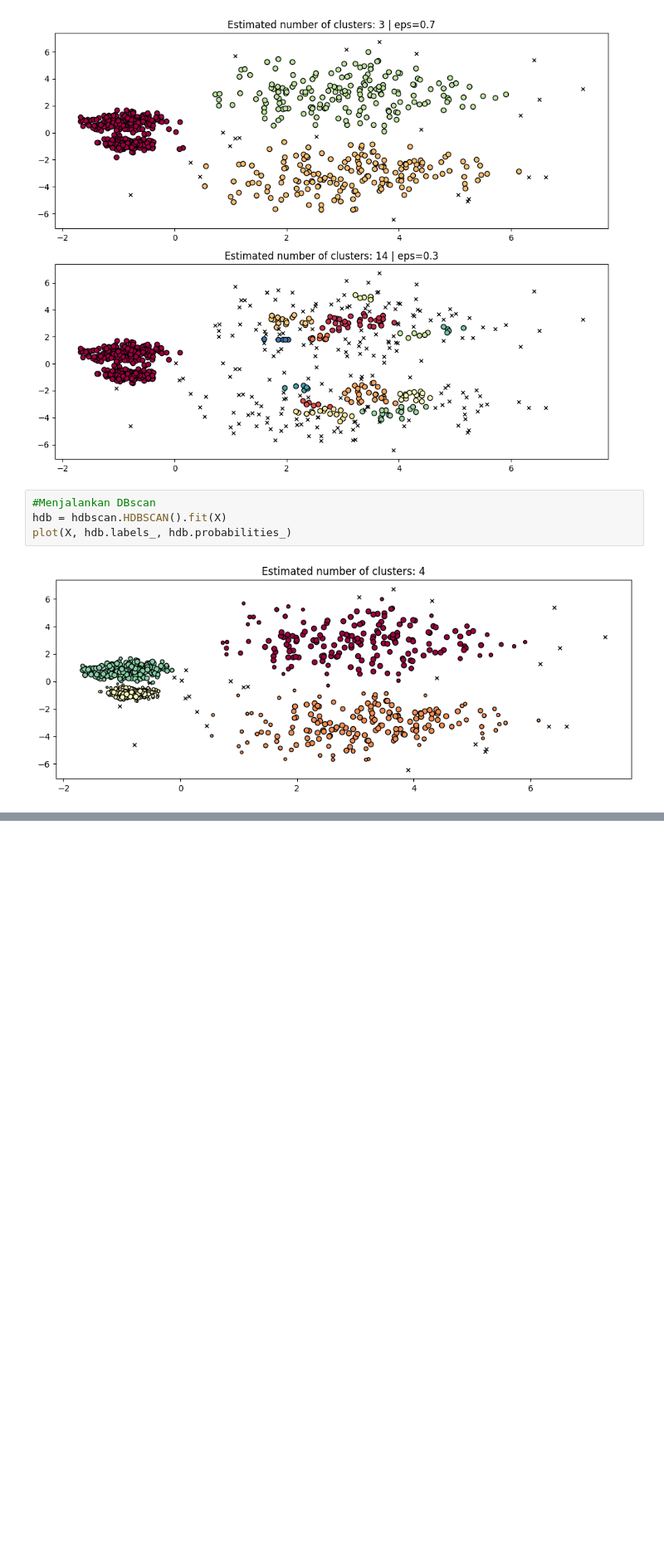
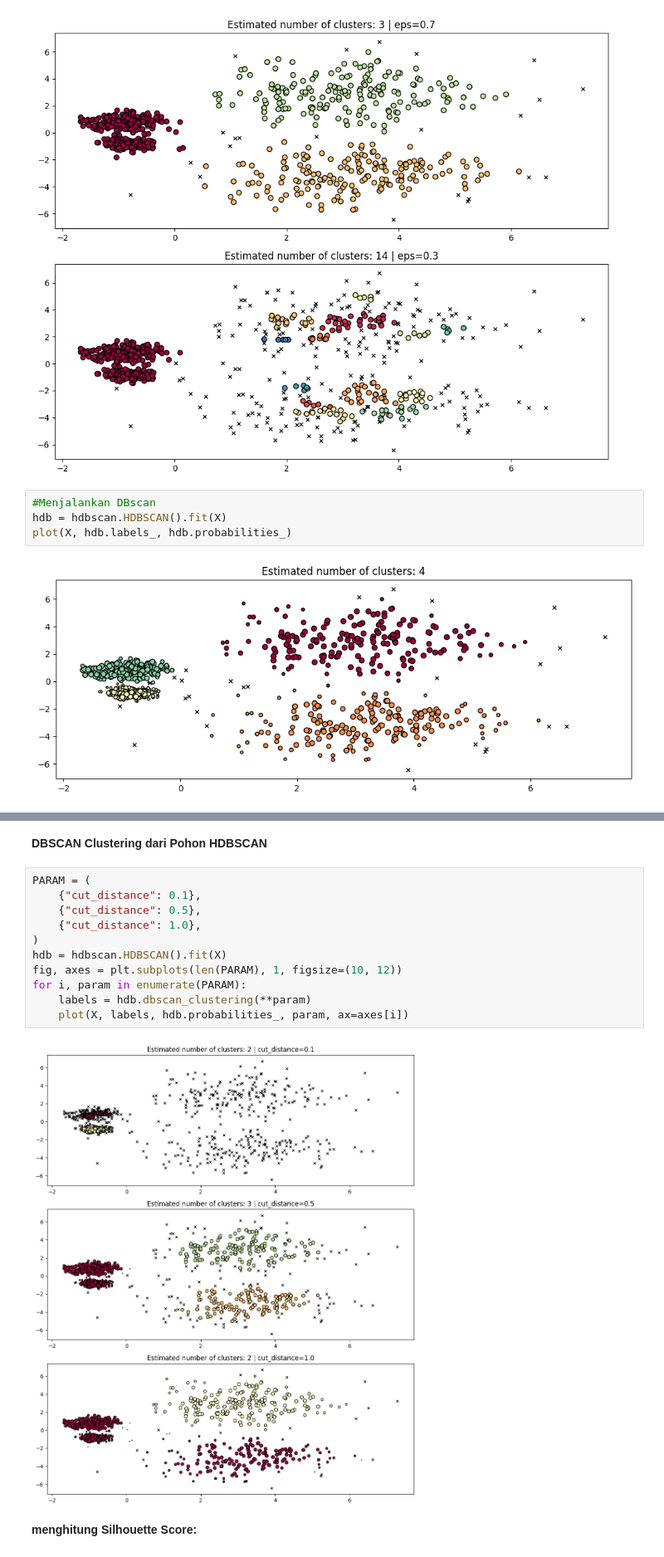
Before and after one commit to IlhamDharm/244107020220-machine-learning, a Jupyter notebook: TG5_244107020220_ILHAM_DHARMA_ATMAJA.ipynb, the cells around one changed output, grey strips where cells are left out. Shown at 83% size. Drawn from its saved outputs; the diff is of its cells as text; blank space fills up the shorter version.

```diff
--- a/TG5_244107020220_ILHAM_DHARMA_ATMAJA.ipynb
+++ b/TG5_244107020220_ILHAM_DHARMA_ATMAJA.ipynb
@@ -130,0 +166,17 @@ plot(X, hdb.labels_, hdb.probabilities_)
+# %% [markdown]
+**DBSCAN Clustering dari Pohon HDBSCAN**
+# %%
+PARAM = (
+    {"cut_distance": 0.1},
+    {"cut_distance": 0.5},
+    {"cut_distance": 1.0},
+)
+hdb = hdbscan.HDBSCAN().fit(X)
+fig, axes = plt.subplots(len(PARAM), 1, figsize=(10, 12))
+for i, param in enumerate(PARAM):
+    labels = hdb.dbscan_clustering(**param)
+    plot(X, labels, hdb.probabilities_, param, ax=axes[i])
+# %% [output]
+[figure, added]
+# %% [markdown]
+**menghitung Silhouette Score:**
```
Also changed, not shown: parts of 10 cells of this notebook.
